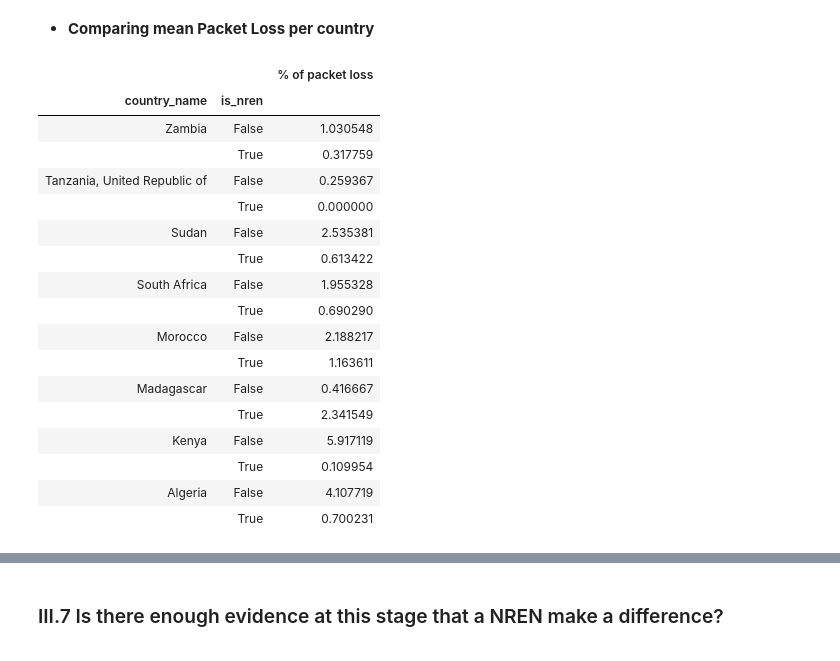
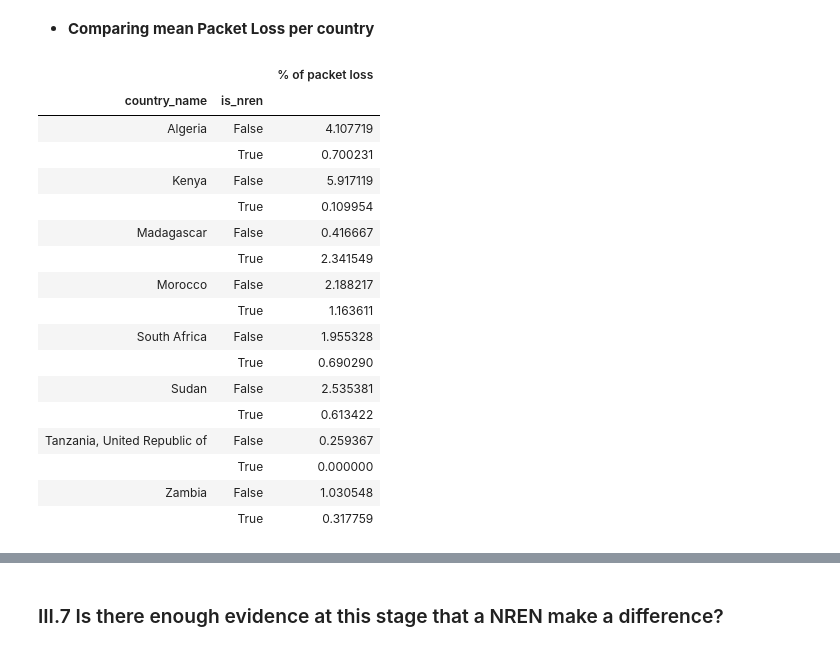
Before and after one commit to franckalbinet/latency-internet-africa, a Jupyter notebook: latency-internet-africa.ipynb, the cells around one changed output, grey strips where cells are left out. Saved outputs shown, nothing was run; the diff lists cells and outputs as text; code cells hidden in the pictures.

Commit message:
Update chart for packet loss per country and NREN membership

```diff
--- a/latency-internet-africa.ipynb
+++ b/latency-internet-africa.ipynb
@@ -814,26 +835,27 @@ True             0.818880
 # %% [markdown]
 * **Comparing mean Packet Loss per country**
 # %%
-data_nren_valid.groupby(['country_name', 'is_nren'])\
+packet_loss_per_nren_per_country = data_nren_valid.groupby(['country_name', 'is_nren'])\
                             .apply(perc_loss)\
                             .to_frame(name='% of packet loss')\
-                            .sort_values(by='country_name', ascending=False)
+
+packet_loss_per_nren_per_country
 # %% [output]
 |  |  | % of packet loss |
 | country_name | is_nren |  |
+| Algeria | False | 4.107719 |
+|  | True | 0.700231 |
+| Kenya | False | 5.917119 |
+|  | True | 0.109954 |
+| Madagascar | False | 0.416667 |
+|  | True | 2.341549 |
+| Morocco | False | 2.188217 |
+|  | True | 1.163611 |
+| South Africa | False | 1.955328 |
+|  | True | 0.690290 |
+| Sudan | False | 2.535381 |
+|  | True | 0.613422 |
+| Tanzania, United Republic of | False | 0.259367 |
+|  | True | 0.000000 |
 | Zambia | False | 1.030548 |
 |  | True | 0.317759 |
-| Tanzania, United Republic of | False | 0.259367 |
-|  | True | 0.000000 |
-| Sudan | False | 2.535381 |
-|  | True | 0.613422 |
-| South Africa | False | 1.955328 |
-|  | True | 0.690290 |
-| Morocco | False | 2.188217 |
-|  | True | 1.163611 |
-| Madagascar | False | 0.416667 |
-|  | True | 2.341549 |
-| Kenya | False | 5.917119 |
-|  | True | 0.109954 |
-| Algeria | False | 4.107719 |
-|  | True | 0.700231 |
```
Also changed, not shown: parts of 7 cells of this notebook, 2 other files.
